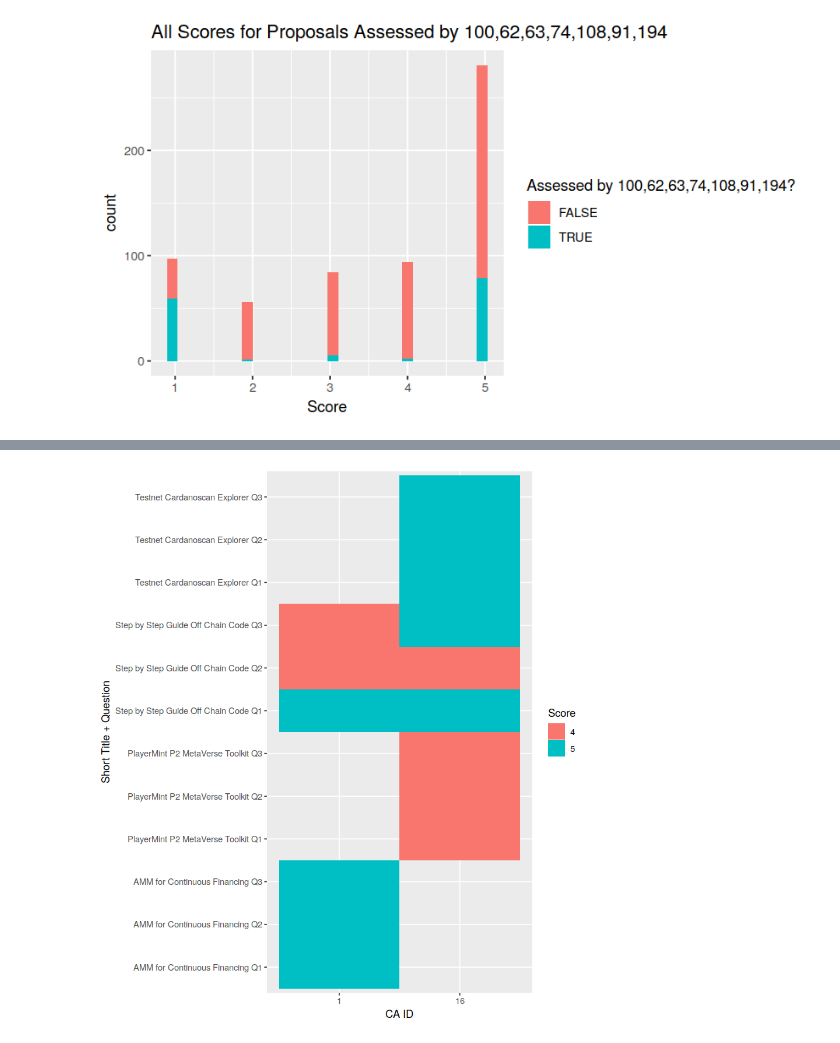
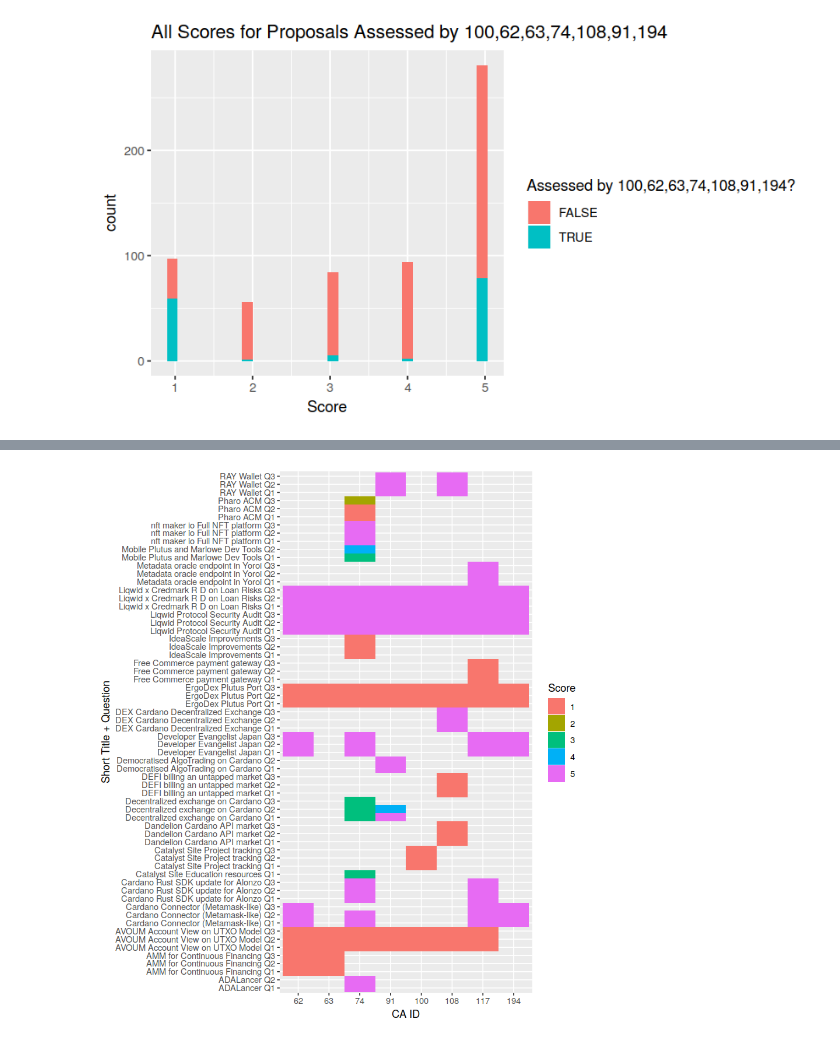
Before and after one commit to bwbush/catalyst-assessment-analyses, a Jupyter notebook: f5-exploratory-analysis.ipynb, the cells around one changed output, grey strips where cells are left out. Cells and saved outputs as stored; diff of their text form; code cells hidden in the pictures.

```diff
--- a/f5-exploratory-analysis.ipynb
+++ b/f5-exploratory-analysis.ipynb
@@ -521,14 +504,14 @@ options(repr.plot.height=8)
 # %%
 ggplot(
     f5[
-        `CA ID` %in% c(1,16), #62,63,74,91,100,108,194,37,117),
+        `CA ID` %in% c(63,62,100,194,117,108,91,74),
         .(
         `CA ID` = factor(`CA ID`),
         `Short Title + Question` = factor(paste(`Short Title`, " Q", `Question ID`, sep = "")),
         `Score` = factor(`Score`)
         )
     ],
     aes(x = `CA ID`, y = `Short Title + Question`, fill = `Score`)
 ) + geom_tile()
 # %% [output]
-[figure, old version]
+[figure, new version]
```
Also changed, not shown: parts of 12 cells of this notebook.
